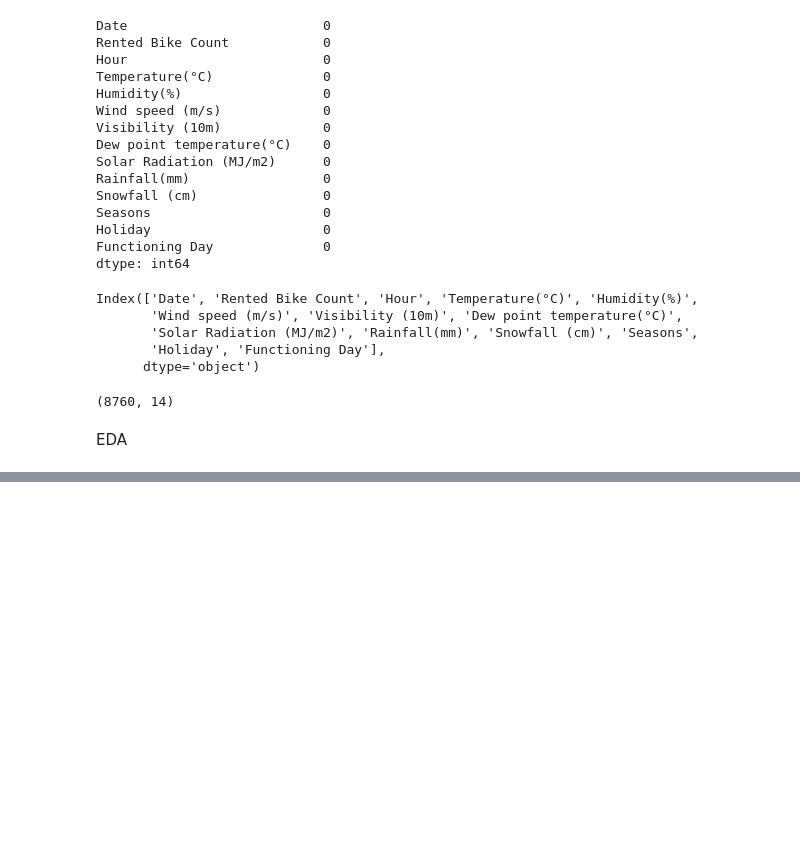
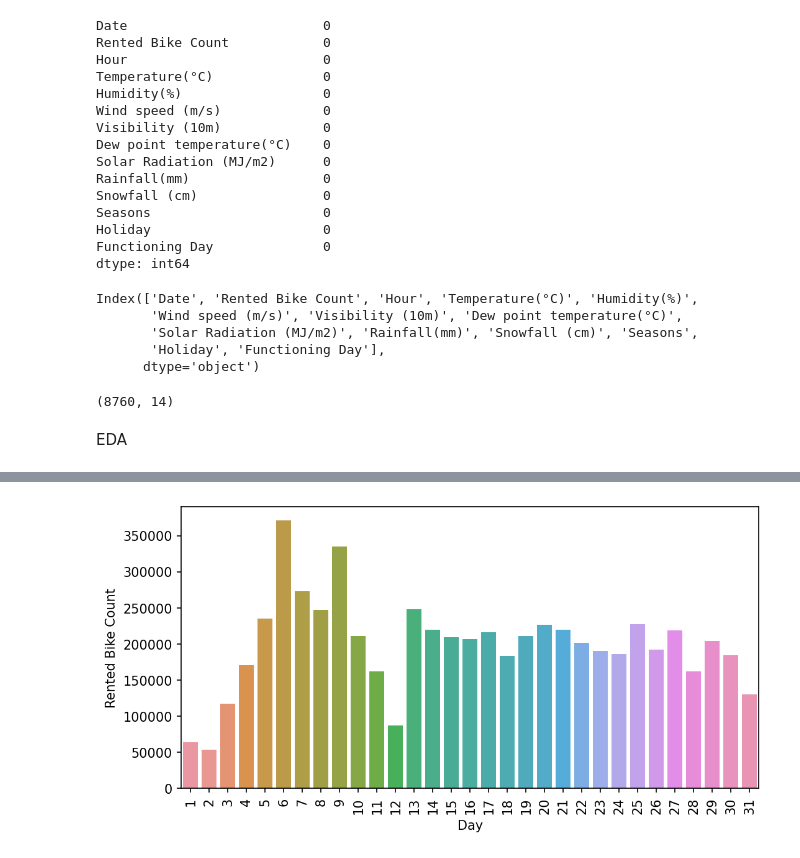
Before and after one commit to pranilthorat/Seoul-Bike-Sharing-Demand-Prediction, a Jupyter notebook: Github_for_capstone_project=2.ipynb, the cells around one changed output, grey strips where cells are left out. Cells and saved outputs as stored; diff of their text form; code cells hidden in the pictures; blank space fills up the shorter version.

```diff
--- a/Github_for_capstone_project=2.ipynb
+++ b/Github_for_capstone_project=2.ipynb
@@ -155,0 +161,8 @@ EDA
+# %%
+#Analysing which day has the highest no.of Rented Bike Count
+Day = df.groupby("Day").sum().reset_index()
+plt.figure(figsize=(8,4), dpi=150)
+sns.barplot(x="Day", y="Rented Bike Count", data=Day)
+plt.xticks(rotation=90);
+# %% [output]
+[figure, added]
```
Also changed, not shown: parts of 8 cells of this notebook.
